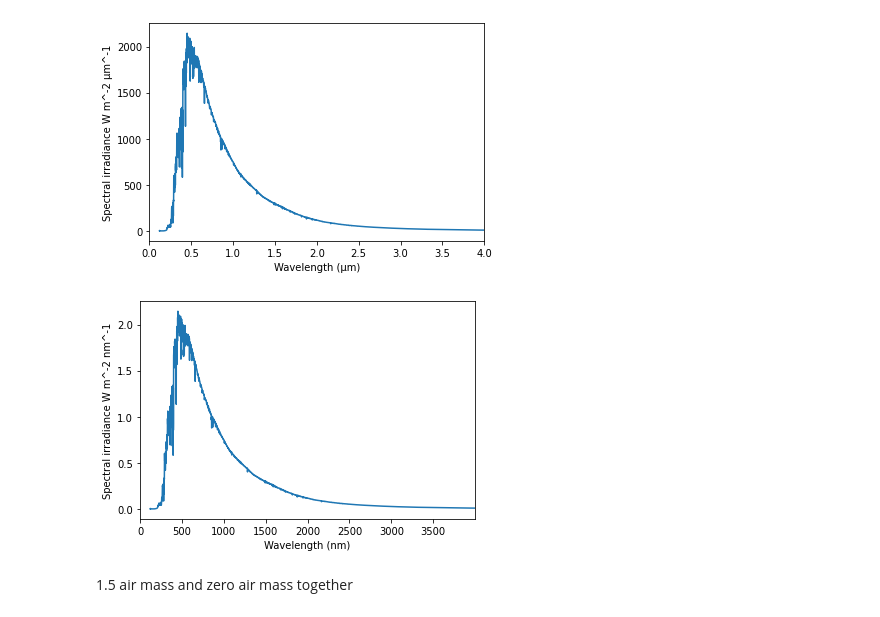
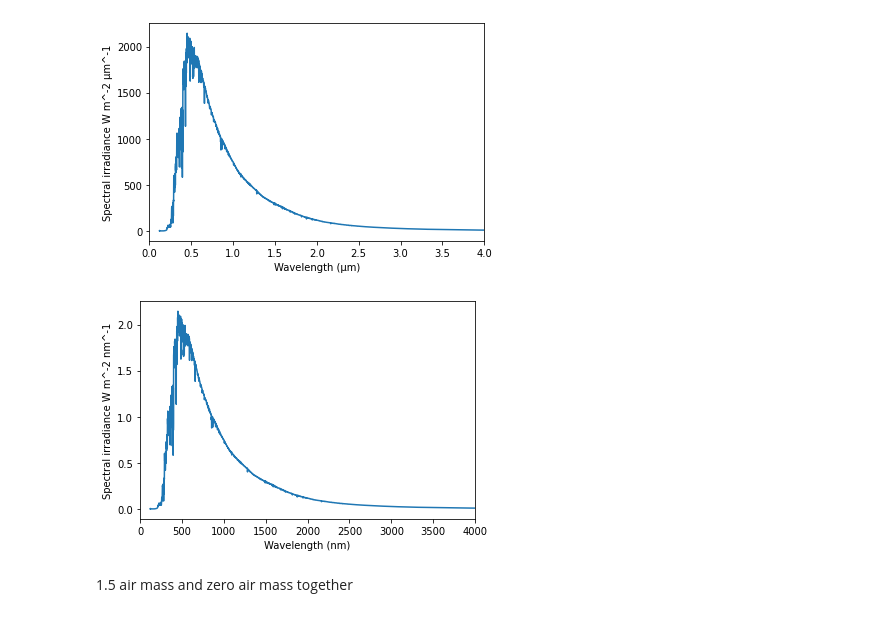
Before and after one commit to Yousousen/solar_physics, a Jupyter notebook: reference_spectrums.ipynb, the cells around one changed output. Saved outputs shown, nothing was run; the diff lists cells and outputs as text; code cells hidden in the pictures.

```diff
--- a/reference_spectrums.ipynb
+++ b/reference_spectrums.ipynb
@@ -97,16 +97,16 @@ plt.savefig('ref_zero_air_spectrum.png')
 # %%
 plt.xlabel("Wavelength (nm)")
 plt.xlim(0,4000)
-plt.xticks(range(0, 4000, 500))
+plt.xticks(range(0, 4500, 500))
 plt.ylabel("Spectral irradiance W m^-2 nm^-1")
 plt.plot(
     [ x * 10**3 for x in df_zero_air['Wavelength, microns'] ],
     [ x * 10**-3 for x in df_zero_air['E-490 W/m2/micron' ] ]
 )
 #plt.plot(df_zero_air['Wavelength, nm'], df_zero_air['Wehrli, W/m2/nm'])
 plt.savefig('ref_zero_air_spectrum.png')
 # %% [output]
-[figure, old version]
+[figure, new version]
 # %% [markdown]
 1.5 air mass and zero air mass together
 # %%
```
Also changed, not shown: parts of 11 cells of this notebook, 1 other file.
